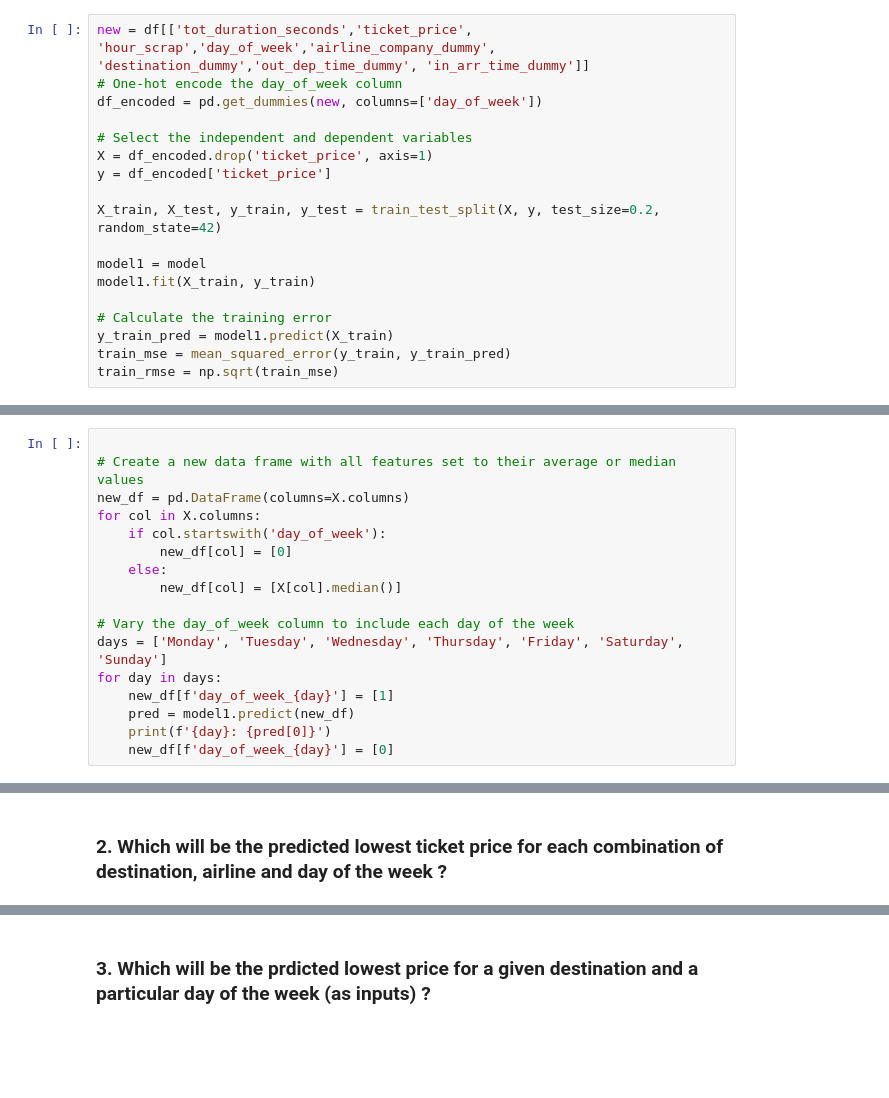
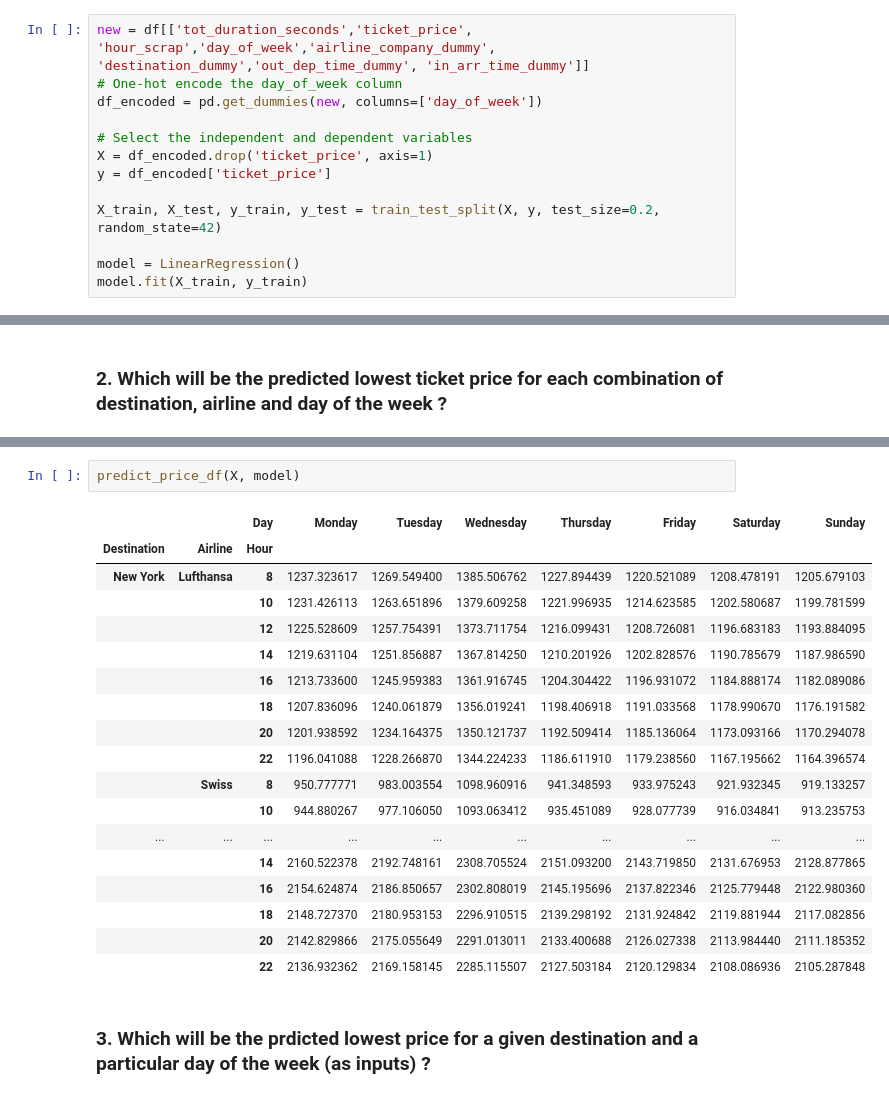
Before and after one commit to adelindonesia/project, a Jupyter notebook: second_version/data_model/data_model.ipynb, the cells around one changed output, grey strips where cells are left out. Saved outputs shown, nothing was run; the diff lists cells and outputs as text; blank space fills up the shorter version.

```diff
--- a/second_version/data_model/data_model.ipynb
+++ b/second_version/data_model/data_model.ipynb
@@ -544,10 +587,5 @@ y = df_encoded['ticket_price']
 
 X_train, X_test, y_train, y_test = train_test_split(X, y, test_size=0.2, random_state=42)
 
-model1 = model
-model1.fit(X_train, y_train)
-
-# Calculate the training error
-y_train_pred = model1.predict(X_train)
-train_mse = mean_squared_error(y_train, y_train_pred)
-train_rmse = np.sqrt(train_mse)
+model = LinearRegression()
+model.fit(X_train, y_train)
@@ -554,17 +593,0 @@ train_rmse = np.sqrt(train_mse)
-# %%
-
-# Create a new data frame with all features set to their average or median values
-new_df = pd.DataFrame(columns=X.columns)
-for col in X.columns:
-    if col.startswith('day_of_week'):
-        new_df[col] = [0]
-    else:
-        new_df[col] = [X[col].median()]
-
-# Vary the day_of_week column to include each day of the week
-days = ['Monday', 'Tuesday', 'Wednesday', 'Thursday', 'Friday', 'Saturday', 'Sunday']
-for day in days:
-    new_df[f'day_of_week_{day}'] = [1]
-    pred = model1.predict(new_df)
-    print(f'{day}: {pred[0]}')
-    new_df[f'day_of_week_{day}'] = [0]
@@ -619,3 +640,24 @@ Destination: 1, Airline: 1, Day: Sunday: 895.5432401129765
+# %%
+predict_price_df(X, model)
+# %% [output]
+|  |  | Day | Monday | Tuesday | Wednesday | Thursday | Friday | Saturday | Sunday |
+| Destination | Airline | Hour |  |  |  |  |  |  |  |
+| New York | Lufthansa | 8 | 1237.323617 | 1269.549400 | 1385.506762 | 1227.894439 | 1220.521089 | 1208.478191 | 1205.679103 |
+|  |  | 10 | 1231.426113 | 1263.651896 | 1379.609258 | 1221.996935 | 1214.623585 | 1202.580687 | 1199.781599 |
+|  |  | 12 | 1225.528609 | 1257.754391 | 1373.711754 | 1216.099431 | 1208.726081 | 1196.683183 | 1193.884095 |
+|  |  | 14 | 1219.631104 | 1251.856887 | 1367.814250 | 1210.201926 | 1202.828576 | 1190.785679 | 1187.986590 |
+|  |  | 16 | 1213.733600 | 1245.959383 | 1361.916745 | 1204.304422 | 1196.931072 | 1184.888174 | 1182.089086 |
+|  |  | 18 | 1207.836096 | 1240.061879 | 1356.019241 | 1198.406918 | 1191.033568 | 1178.990670 | 1176.191582 |
+|  |  | 20 | 1201.938592 | 1234.164375 | 1350.121737 | 1192.509414 | 1185.136064 | 1173.093166 | 1170.294078 |
+|  |  | 22 | 1196.041088 | 1228.266870 | 1344.224233 | 1186.611910 | 1179.238560 | 1167.195662 | 1164.396574 |
+|  | Swiss | 8 | 950.777771 | 983.003554 | 1098.960916 | 941.348593 | 933.975243 | 921.932345 | 919.133257 |
+|  |  | 10 | 944.880267 | 977.106050 | 1093.063412 | 935.451089 | 928.077739 | 916.034841 | 913.235753 |
+| ... | ... | ... | ... | ... | ... | ... | ... | ... | ... |
+|  |  | 14 | 2160.522378 | 2192.748161 | 2308.705524 | 2151.093200 | 2143.719850 | 2131.676953 | 2128.877865 |
+|  |  | 16 | 2154.624874 | 2186.850657 | 2302.808019 | 2145.195696 | 2137.822346 | 2125.779448 | 2122.980360 |
+|  |  | 18 | 2148.727370 | 2180.953153 | 2296.910515 | 2139.298192 | 2131.924842 | 2119.881944 | 2117.082856 |
+|  |  | 20 | 2142.829866 | 2175.055649 | 2291.013011 | 2133.400688 | 2126.027338 | 2113.984440 | 2111.185352 |
+|  |  | 22 | 2136.932362 | 2169.158145 | 2285.115507 | 2127.503184 | 2120.129834 | 2108.086936 | 2105.287848 |
 # %% [markdown]
 ### 3. Which will be the prdicted lowest price for a given destination and a particular day of the week (as inputs) ?
 # %%
```
Also changed, not shown: parts of 39 cells of this notebook.
